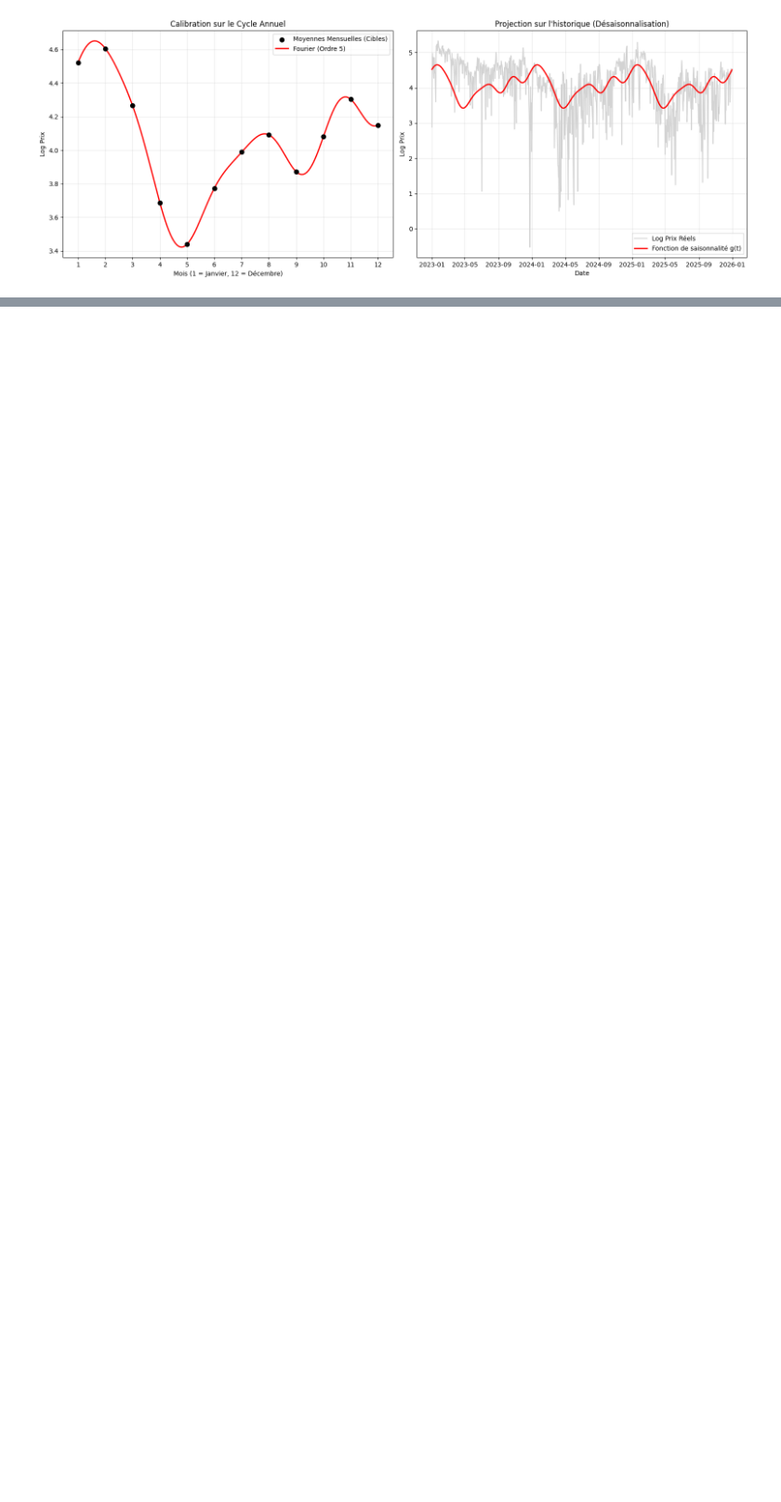
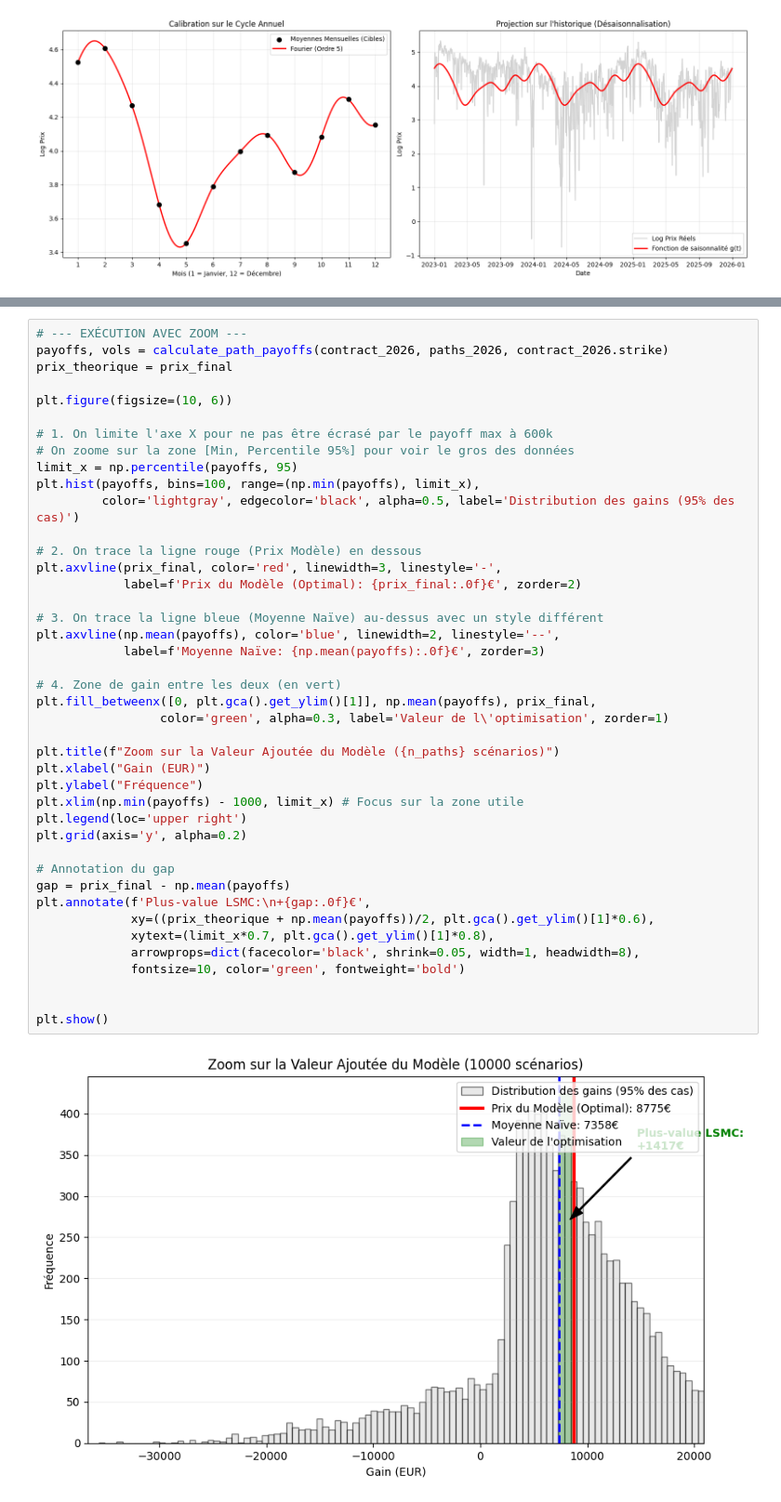
Before and after one commit to tomducard/SwingContractPricing, a Jupyter notebook: EnergyRisk/main.ipynb, the cells around one changed output, grey strips where cells are left out. Shown at 93% size. Cells and saved outputs as stored; diff of their text form; blank space fills up the shorter version.

```diff
--- a/EnergyRisk/main.ipynb
+++ b/EnergyRisk/main.ipynb
@@ -411,0 +788,44 @@ Volatilité saut (Sigma_J)    : 1.8001
+# %%
+# --- EXÉCUTION AVEC ZOOM ---
+payoffs, vols = calculate_path_payoffs(contract_2026, paths_2026, contract_2026.strike)
+prix_theorique = prix_final
+
+plt.figure(figsize=(10, 6))
+
+# 1. On limite l'axe X pour ne pas être écrasé par le payoff max à 600k
+# On zoome sur la zone [Min, Percentile 95%] pour voir le gros des données
+limit_x = np.percentile(payoffs, 95)
+plt.hist(payoffs, bins=100, range=(np.min(payoffs), limit_x),
+         color='lightgray', edgecolor='black', alpha=0.5, label='Distribution des gains (95% des cas)')
+
+# 2. On trace la ligne rouge (Prix Modèle) en dessous
+plt.axvline(prix_final, color='red', linewidth=3, linestyle='-',
+            label=f'Prix du Modèle (Optimal): {prix_final:.0f}€', zorder=2)
+
+# 3. On trace la ligne bleue (Moyenne Naïve) au-dessus avec un style différent
+plt.axvline(np.mean(payoffs), color='blue', linewidth=2, linestyle='--',
+            label=f'Moyenne Naïve: {np.mean(payoffs):.0f}€', zorder=3)
+
+# 4. Zone de gain entre les deux (en vert)
+plt.fill_betweenx([0, plt.gca().get_ylim()[1]], np.mean(payoffs), prix_final,
+                 color='green', alpha=0.3, label='Valeur de l\'optimisation', zorder=1)
+
+plt.title(f"Zoom sur la Valeur Ajoutée du Modèle ({n_paths} scénarios)")
+plt.xlabel("Gain (EUR)")
+plt.ylabel("Fréquence")
+plt.xlim(np.min(payoffs) - 1000, limit_x) # Focus sur la zone utile
+plt.legend(loc='upper right')
+plt.grid(axis='y', alpha=0.2)
+
+# Annotation du gap
+gap = prix_final - np.mean(payoffs)
+plt.annotate(f'Plus-value LSMC:\n+{gap:.0f}€',
+             xy=((prix_theorique + np.mean(payoffs))/2, plt.gca().get_ylim()[1]*0.6),
+             xytext=(limit_x*0.7, plt.gca().get_ylim()[1]*0.8),
+             arrowprops=dict(facecolor='black', shrink=0.05, width=1, headwidth=8),
+             fontsize=10, color='green', fontweight='bold')
+
+
+plt.show()
+# %% [output]
+[figure, added]
```
Also changed, not shown: parts of 20 cells of this notebook, 2 other files.
